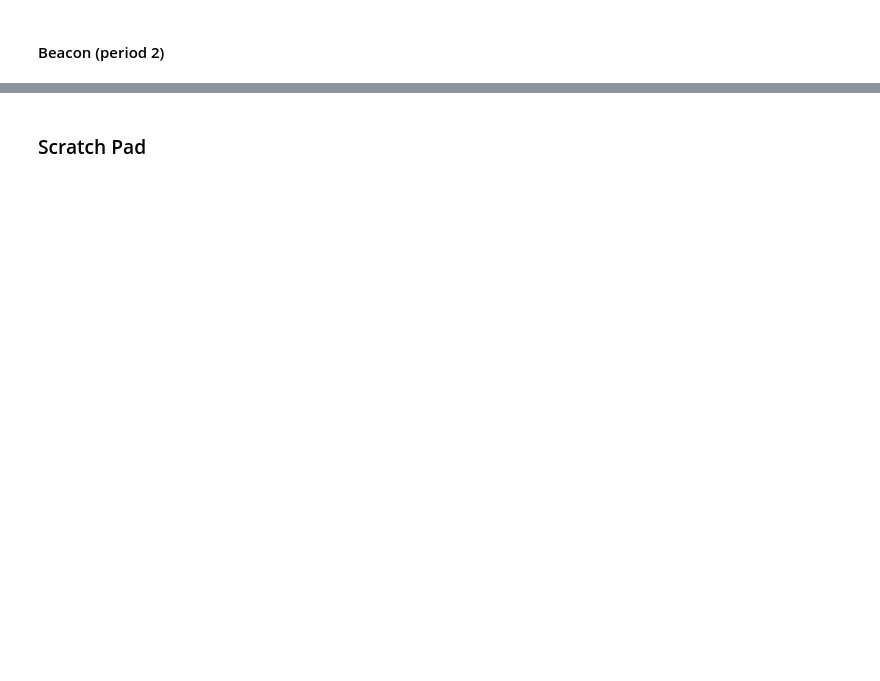
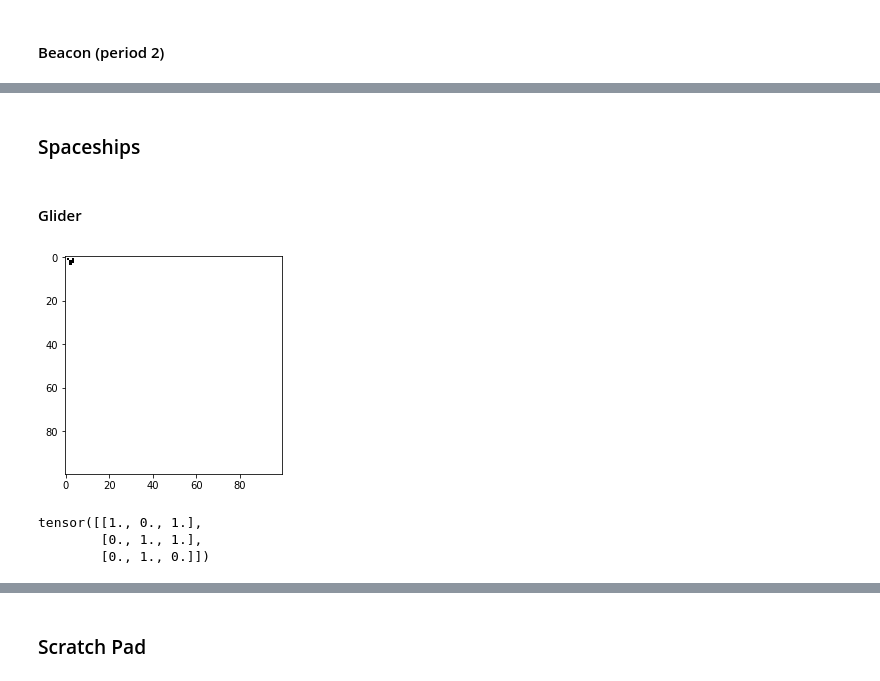
Before and after one commit to kechan/PyTorchPlayground, a Jupyter notebook: Conway's Game of Life PyTorch Implementation.ipynb, the cells around one changed output, grey strips where cells are left out. Drawn from its saved outputs; the diff is of its cells as text; code cells hidden in the pictures; blank space fills up the shorter version.

Commit message:
add bias; add glider

```diff
--- a/Conway's Game of Life PyTorch Implementation.ipynb
+++ b/Conway's Game of Life PyTorch Implementation.ipynb
@@ -166,0 +165,20 @@ plt.imshow(np.squeeze(x_6_6.numpy()), cmap='gray')
+# %% [markdown]
+### Spaceships
+# %% [markdown]
+#### Glider
+# %%
+x_100_100 = torch.zeros(100, 100)
+
+x_100_100[1, 1] = 1
+x_100_100[1, 3] = 1
+x_100_100[2, 2] = 1
+x_100_100[2, 3] = 1
+x_100_100[3, 2] = 1
+
+x_100_100 = x_100_100[None, None, ...].to(dev)
+
+plt.imshow(1-np.squeeze(x_100_100.numpy()), cmap='gray')
+
+a = x_100_100
+# %% [output]
+[figure, added]
@@ -166,0 +195,8 @@ plt.imshow(np.squeeze(x_6_6.numpy()), cmap='gray')
+# %%
+glider = torch.tensor([[1, 0, 1],
+                       [0, 1, 1],
+                       [0, 1, 0]], dtype=torch.float32)
+# %% [output]
+tensor([[1., 0., 1.],
+        [0., 1., 1.],
+        [0., 1., 0.]])
```
Also changed, not shown: parts of 18 cells of this notebook.
